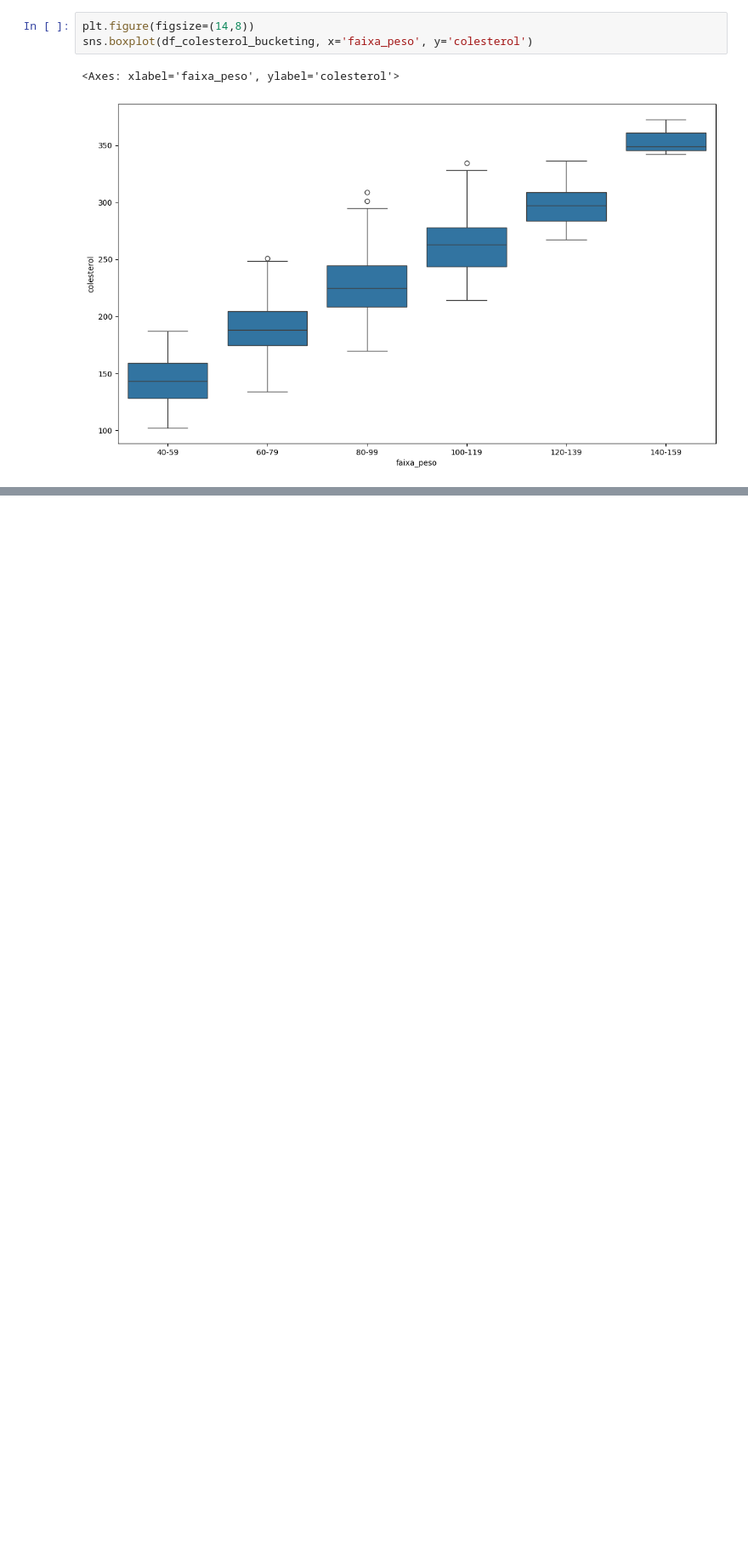
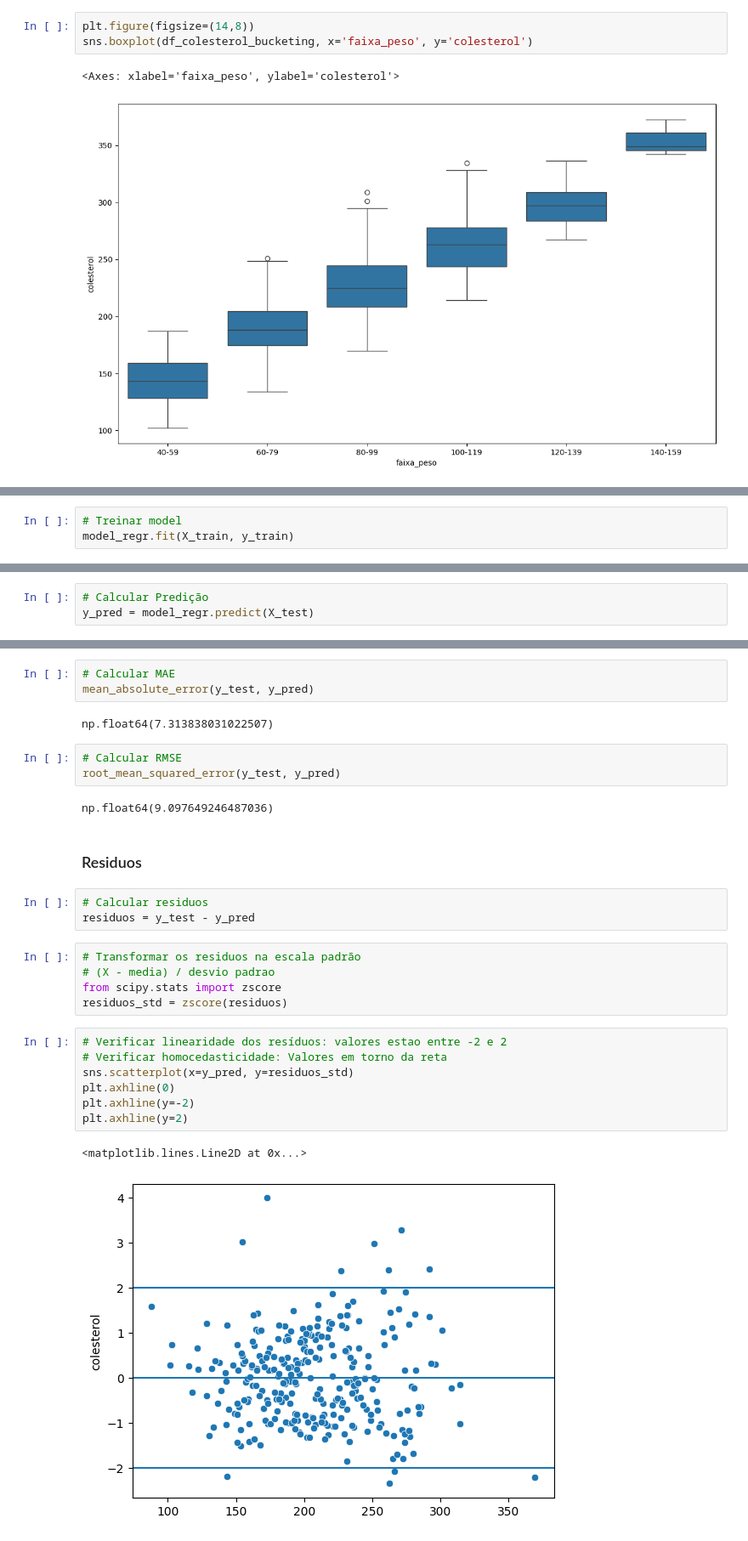
Before and after one commit to denniscosta13/inteligencia_artificial, a Jupyter notebook: mult_linear_reg/modelo_colesterol.ipynb, the cells around one changed output, grey strips where cells are left out. Shown at 85% size. Saved outputs shown, nothing was run; the diff lists cells and outputs as text; blank space fills up the shorter version.

Commit message:
regressao linear multipla

```diff
--- a/mult_linear_reg/modelo_colesterol.ipynb
+++ b/mult_linear_reg/modelo_colesterol.ipynb
@@ -319,0 +421,3 @@ sns.boxplot(df_colesterol_bucketing, x='faixa_peso', y='colesterol')
+# %%
+# Treinar model
+model_regr.fit(X_train, y_train)
@@ -319,0 +444,3 @@ sns.boxplot(df_colesterol_bucketing, x='faixa_peso', y='colesterol')
+# %%
+# Calcular Predição
+y_pred = model_regr.predict(X_test)
@@ -319,0 +452,30 @@ sns.boxplot(df_colesterol_bucketing, x='faixa_peso', y='colesterol')
+# %%
+# Calcular MAE
+mean_absolute_error(y_test, y_pred)
+# %% [output]
+np.float64(7.313838031022507)
+# %%
+# Calcular RMSE
+root_mean_squared_error(y_test, y_pred)
+# %% [output]
+np.float64(9.097649246487036)
+# %% [markdown]
+### Residuos
+# %%
+# Calcular residuos
+residuos = y_test - y_pred
+# %%
+# Transformar os residuos na escala padrão
+# (X - media) / desvio padrao
+from scipy.stats import zscore
+residuos_std = zscore(residuos)
+# %%
+# Verificar linearidade dos resíduos: valores estao entre -2 e 2
+# Verificar homocedasticidade: Valores em torno da reta
+sns.scatterplot(x=y_pred, y=residuos_std)
+plt.axhline(0)
+plt.axhline(y=-2)
+plt.axhline(y=2)
+# %% [output]
+<matplotlib.lines.Line2D at 0x...>
+[figure, added]
```
Also changed, not shown: parts of 32 cells of this notebook, 2 other files.
